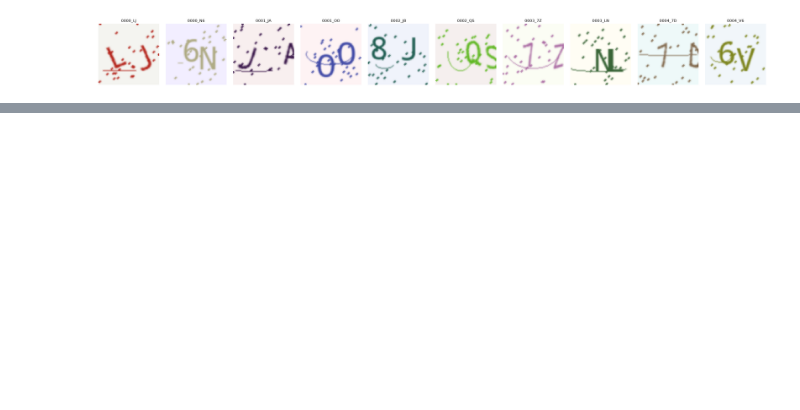
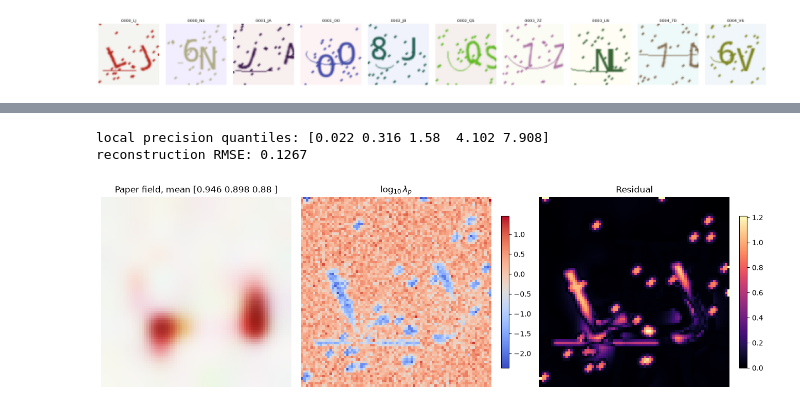
Before and after one commit to esennesh/captcha-numpyro, a Jupyter notebook: notebooks/online_map_proposal.ipynb, the cells around one changed output, grey strips where cells are left out. Cells and saved outputs as stored; diff of their text form; code cells hidden in the pictures; blank space fills up the shorter version.

```diff
--- a/notebooks/online_map_proposal.ipynb
+++ b/notebooks/online_map_proposal.ipynb
@@ -132,3 +138,41 @@ figure.colorbar(occupancy_image, ax=axes[3], shrink=0.8)
+# %%
+# The two new latent fields. The paper field says what the model believes the
+# sheet looks like under the ink; the Gamma precisions say which pixels it has
+# given up on explaining, which is where the speckles and the distractor stroke
+# should land.
+paper_module = model.keywords["backgrounder"]
+paper_image = np.asarray(jax.nn.sigmoid(
+    result.samples["paper_logit"][top_particle, 0][None, None, :]
+    + paper_module.resize_field(
+        result.samples["paper_field"][top_particle, 0]
+    )
+))
+precision = np.asarray(result.samples["local_precision"][top_particle, 0])
+residual = np.linalg.norm(
+    np.asarray(images[0]) - weighted_reconstruction, axis=-1
+)
+
+figure, axes = plt.subplots(1, 3, figsize=(13, 4), constrained_layout=True)
+axes[0].imshow(np.clip(paper_image, 0.0, 1.0))
+axes[0].set_title(
+    f"Paper field, mean {paper_image.mean(axis=(0, 1)).round(3)}"
+)
+precision_image = axes[1].imshow(np.log10(precision), cmap="coolwarm")
+axes[1].set_title(r"$\log_{10}\lambda_p$")
+figure.colorbar(precision_image, ax=axes[1], shrink=0.8)
+residual_image = axes[2].imshow(residual, cmap="magma", vmin=0.0)
+axes[2].set_title("Residual")
+figure.colorbar(residual_image, ax=axes[2], shrink=0.8)
+for axis in axes:
+    axis.set_axis_off()
+
+quantiles = np.quantile(precision, [0.01, 0.1, 0.5, 0.9, 0.99])
+print(f"local precision quantiles: {quantiles.round(3)}")
+print(f"reconstruction RMSE: {np.sqrt((residual ** 2).mean() / 3):.4f}")
+# %% [output]
+local precision quantiles: [0.022 0.316 1.58  4.102 7.908]
+reconstruction RMSE: 0.1267
+[figure, added]
 # %%
 ordered_weights = np.sort(normalized_weights)[::-1]
 figure, axis = plt.subplots(figsize=(6, 3), constrained_layout=True)
```
Also changed, not shown: parts of 10 cells of this notebook, 3 other files.
